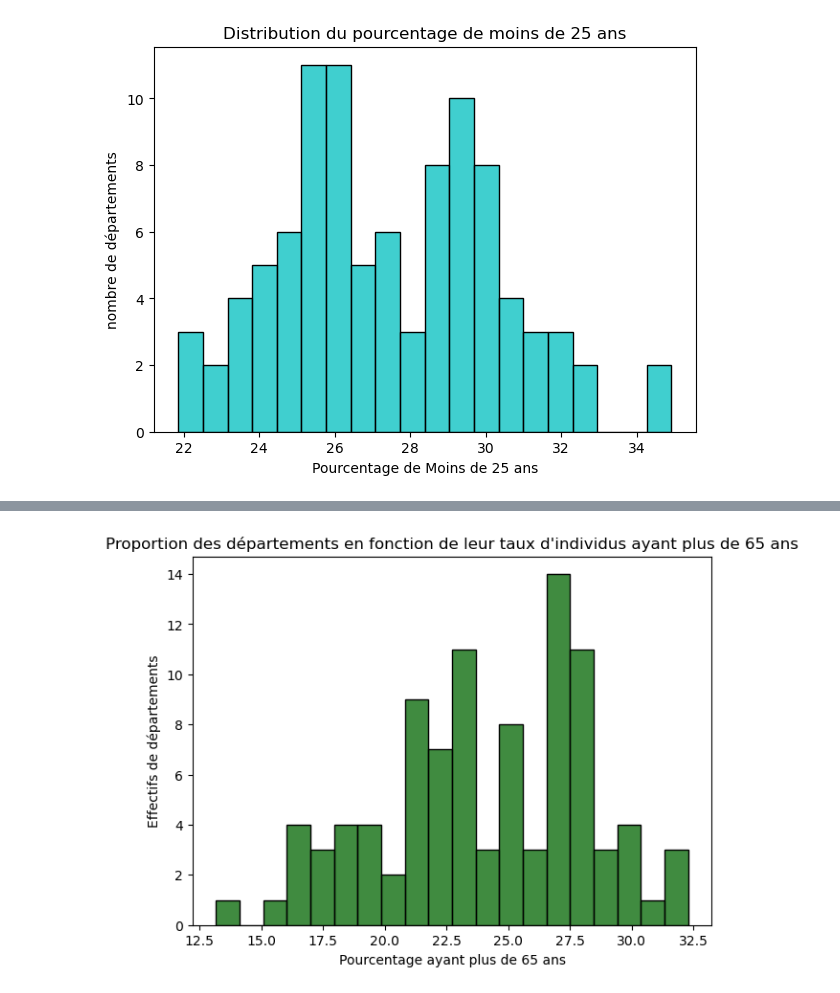
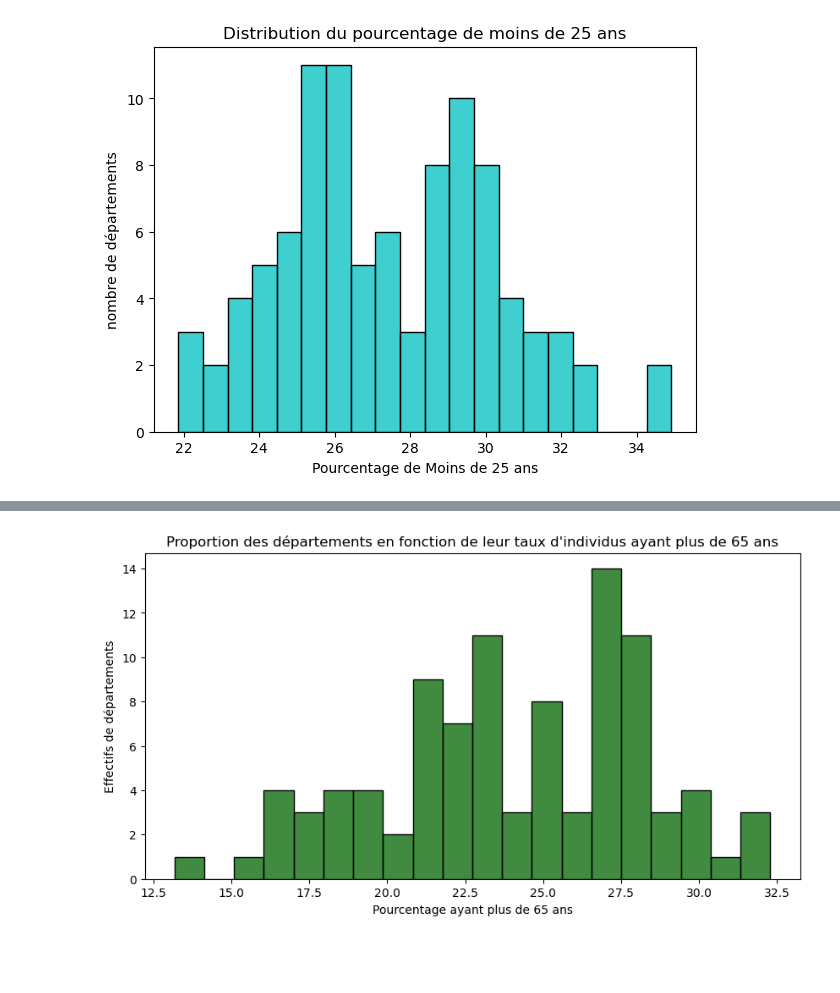
Before and after one commit to gabrielfrancois/DS_Covid, a Jupyter notebook: stat2_visu.ipynb, the cells around one changed output, grey strips where cells are left out. Drawn from its saved outputs; the diff is of its cells as text; code cells hidden in the pictures; blank space fills up the shorter version.

```diff
--- a/stat2_visu.ipynb
+++ b/stat2_visu.ipynb
@@ -46,14 +46,14 @@ plt.show()
 # %%
 """puis, désormais, on regarde la répartition des plus vieux"""
 plus_de_65 = df_visu["65 ans ou plus.1"]
-plt.figure(figsize=(7,5))
+plt.figure(figsize=(10,5))
 sns.histplot(plus_de_65, bins=20, kde=None, color="darkgreen")
 plt.title("Proportion des départements en fonction de leur taux d\'individus ayant plus de 65 ans")
 plt.xlabel("Pourcentage ayant plus de 65 ans")
 plt.ylabel("Effectifs de départements")
 plt.show()
 # %% [output]
-[figure, old version]
+[figure, new version]
 # %%
 """ Représentons par un barplot les différentes chances de survie à une hospitalisation de la Covid selon le départemet d'hospitalisation"""
 df_visu["chance_de_survie"] = ((df_visu["nb hospitalisations"]/df_visu["nb deces"])**-1)*100
```
Also changed, not shown: parts of 9 cells of this notebook.
